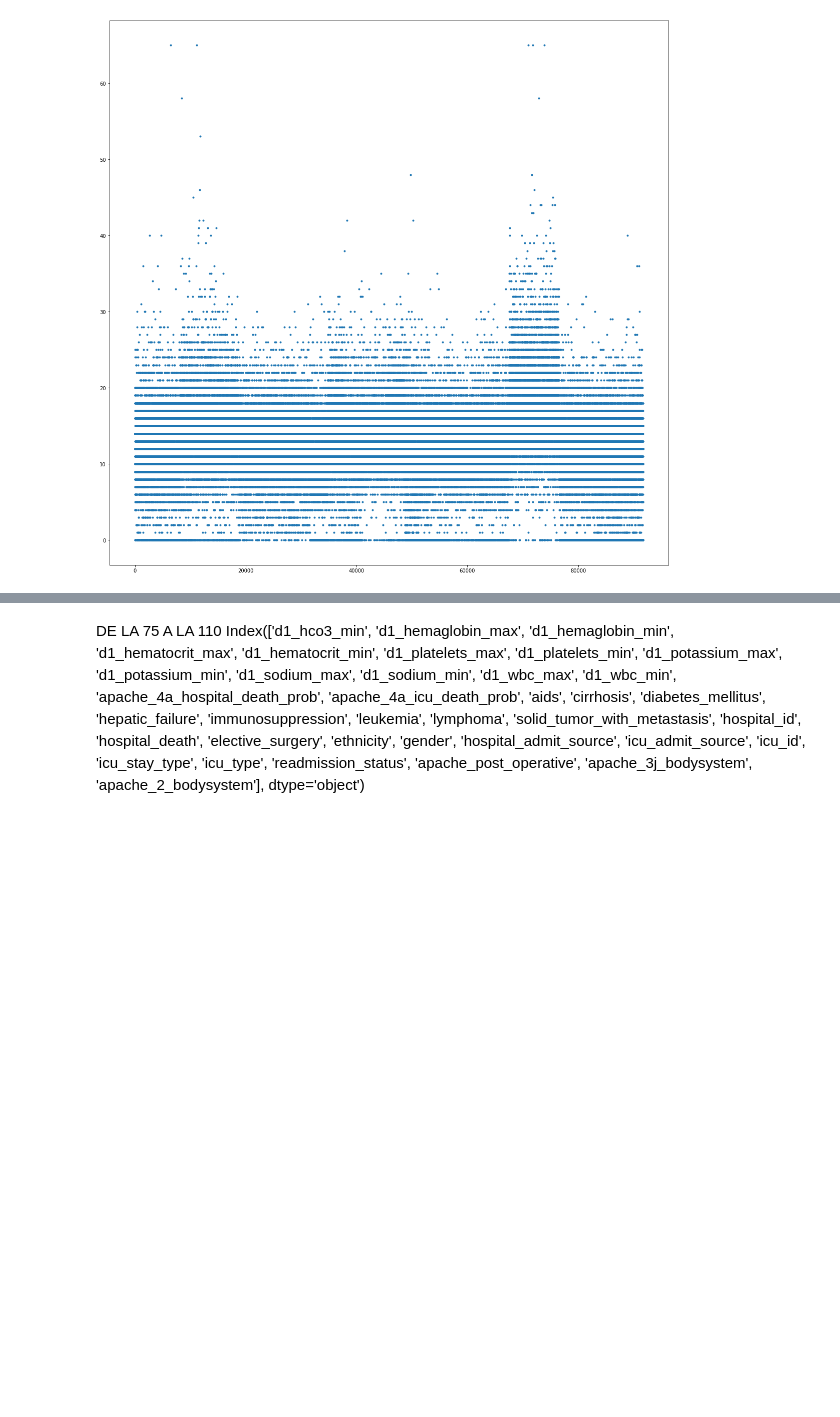
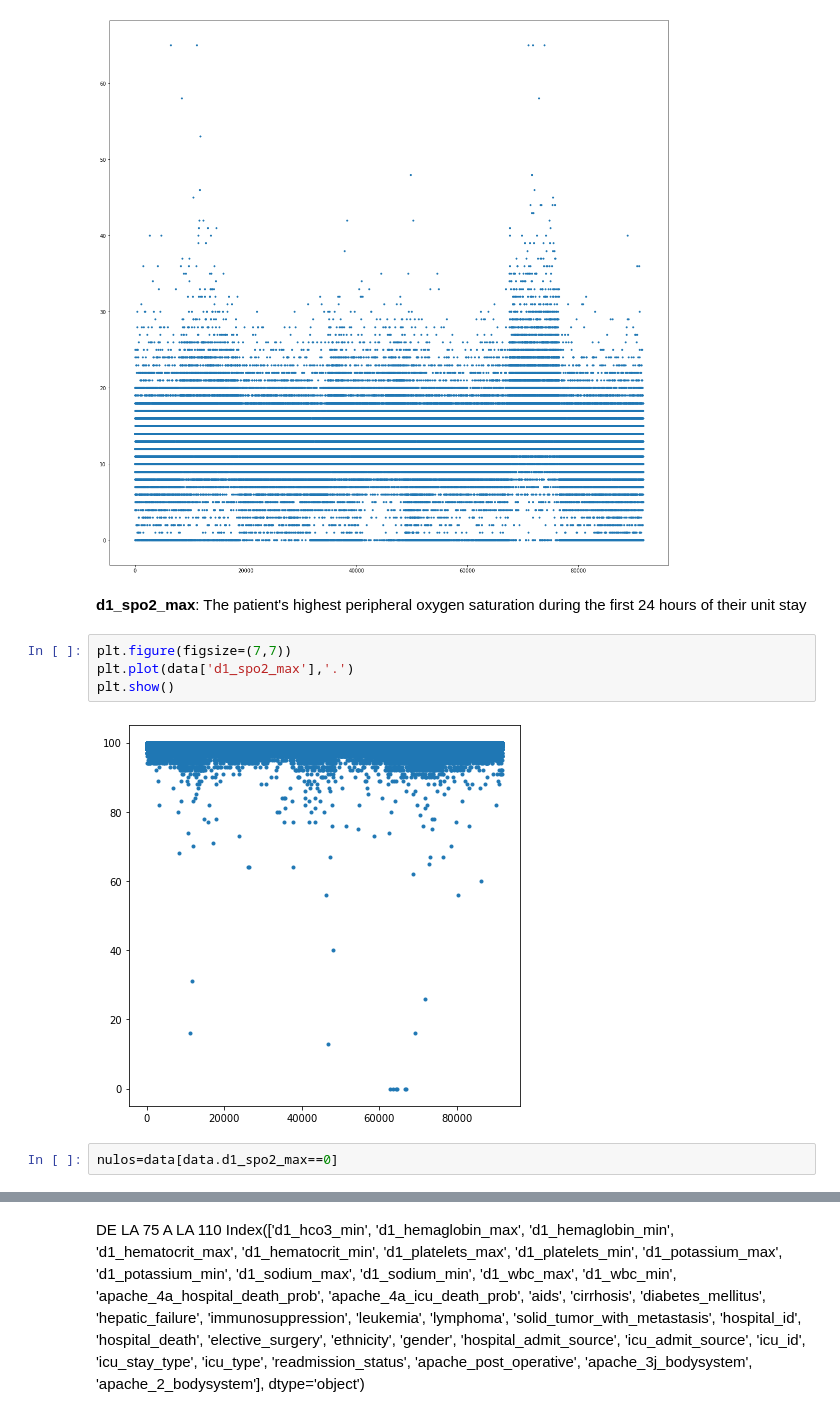
Before and after one commit to amsc101/ICU, a Jupyter notebook: ICU_Mortality_preprocessing.ipynb, the cells around one changed output, grey strips where cells are left out. Drawn from its saved outputs; the diff is of its cells as text; blank space fills up the shorter version.

```diff
--- a/ICU_Mortality_preprocessing.ipynb
+++ b/ICU_Mortality_preprocessing.ipynb
@@ -291,3 +316,13 @@ plt.plot(df_thresh['d1_resprate_min'],'.')
 plt.show()
 # %% [output]
 [figure]
+# %% [markdown]
+**d1_spo2_max**: The patient's highest peripheral oxygen saturation during the first 24 hours of their unit stay
+# %%
+plt.figure(figsize=(7,7))
+plt.plot(data['d1_spo2_max'],'.')
+plt.show()
+# %% [output]
+[figure, added]
+# %%
+nulos=data[data.d1_spo2_max==0]
```
Also changed, not shown: parts of 53 cells of this notebook.
